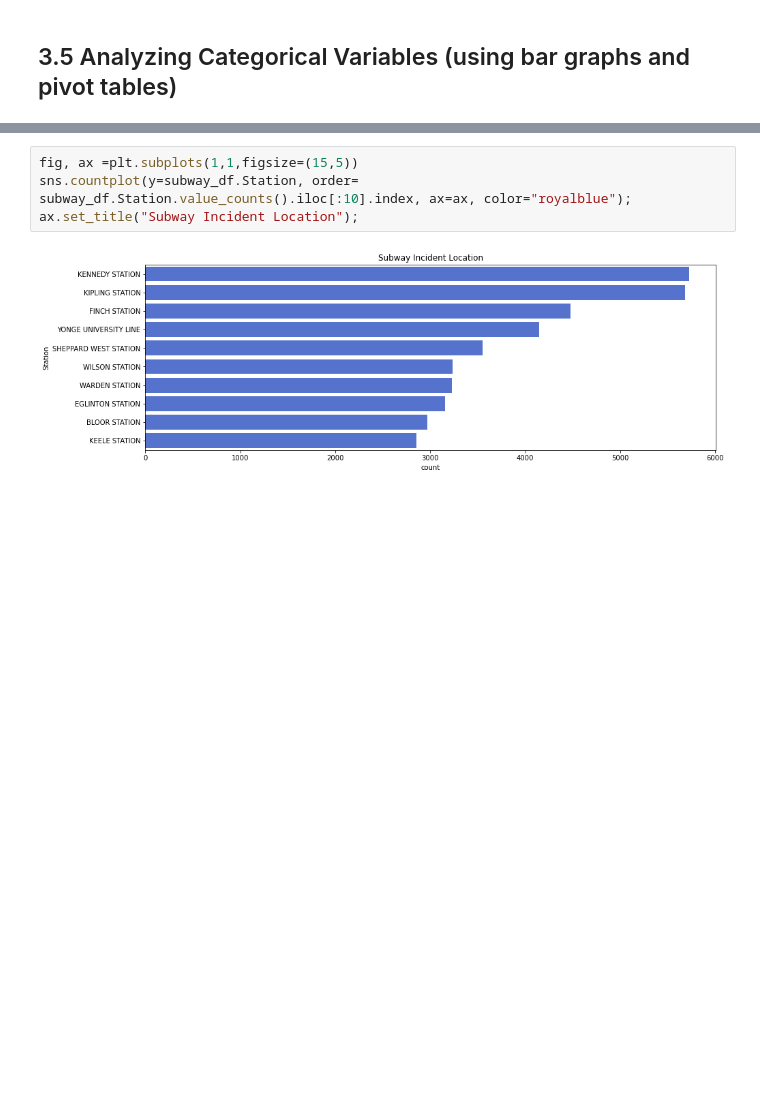
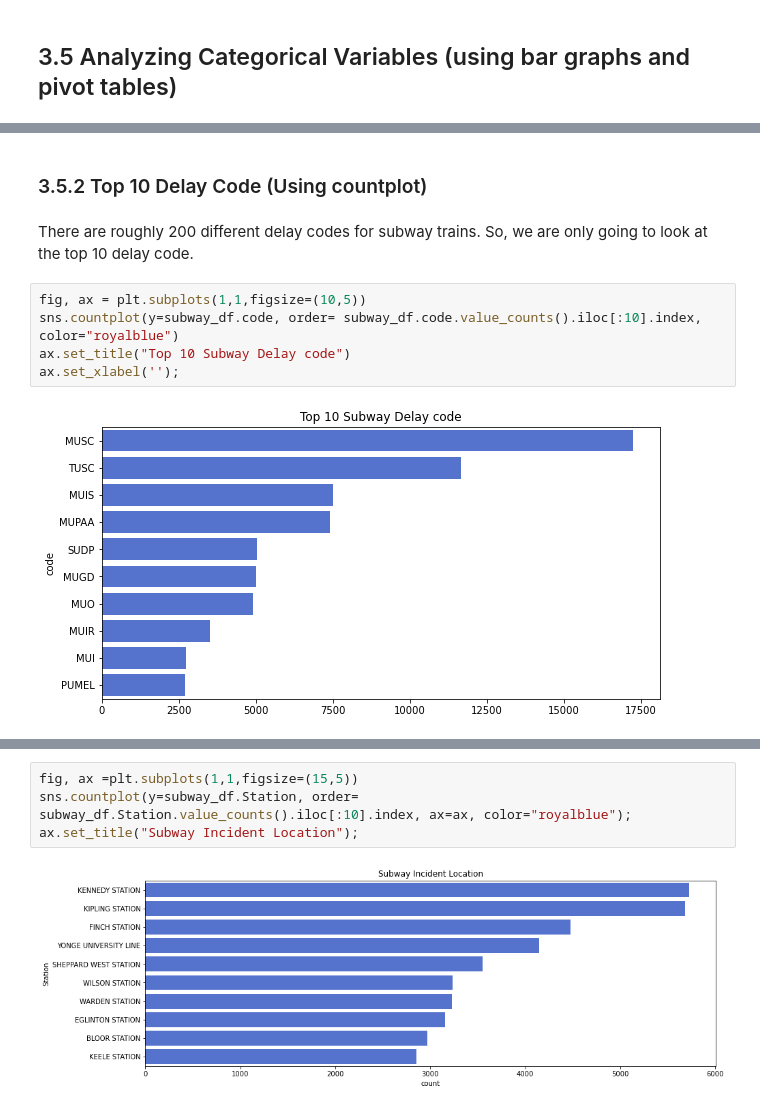
Before and after one commit to JasonYao3/TTC_transit_delay_proj, a Jupyter notebook: 4.Subway EDA.ipynb, the cells around one changed output, grey strips where cells are left out. Drawn from its saved outputs; the diff is of its cells as text; blank space fills up the shorter version.

```diff
--- a/4.Subway EDA.ipynb
+++ b/4.Subway EDA.ipynb
@@ -251,0 +304,11 @@ Graph for code: total categories = 215
+# %% [markdown]
+### 3.5.2 Top 10 Delay Code (Using countplot)
+# %% [markdown]
+There are roughly 200 different delay codes for subway trains. So, we are only going to look at the top 10 delay code.
+# %%
+fig, ax = plt.subplots(1,1,figsize=(10,5))
+sns.countplot(y=subway_df.code, order= subway_df.code.value_counts().iloc[:10].index, color="royalblue")
+ax.set_title("Top 10 Subway Delay code")
+ax.set_xlabel('');
+# %% [output]
+[figure, added]
```
Also changed, not shown: parts of 29 cells of this notebook, 4 other files.
